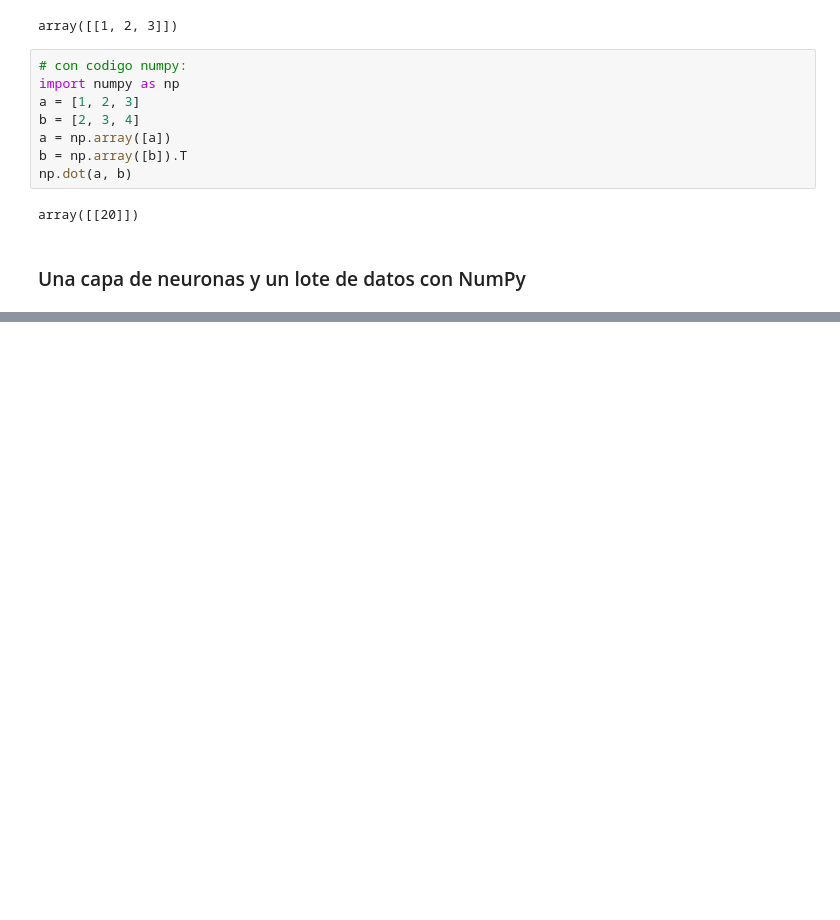
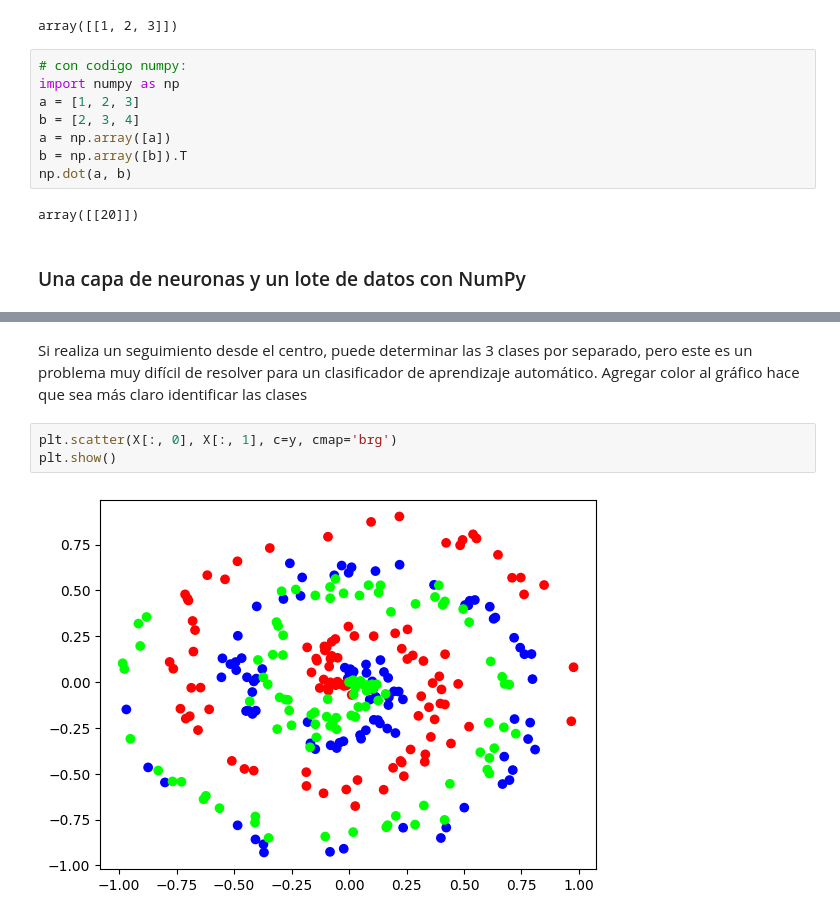
Before and after one commit to OrlandoFloresC/Perceptron_usos, a Jupyter notebook: perceptron.ipynb, the cells around one changed output, grey strips where cells are left out. Saved outputs shown, nothing was run; the diff lists cells and outputs as text; blank space fills up the shorter version.

```diff
--- a/perceptron.ipynb
+++ b/perceptron.ipynb
@@ -209,0 +282,7 @@ array([[20]])
+# %% [markdown]
+Si realiza un seguimiento desde el centro, puede determinar las 3 clases por separado, pero este es un problema muy difícil de resolver para un clasificador de aprendizaje automático. Agregar color al gráfico hace que sea más claro identificar las clases
+# %%
+plt.scatter(X[:, 0], X[:, 1], c=y, cmap='brg')
+plt.show()
+# %% [output]
+[figure, added]
```
Also changed, not shown: parts of 43 cells of this notebook.
